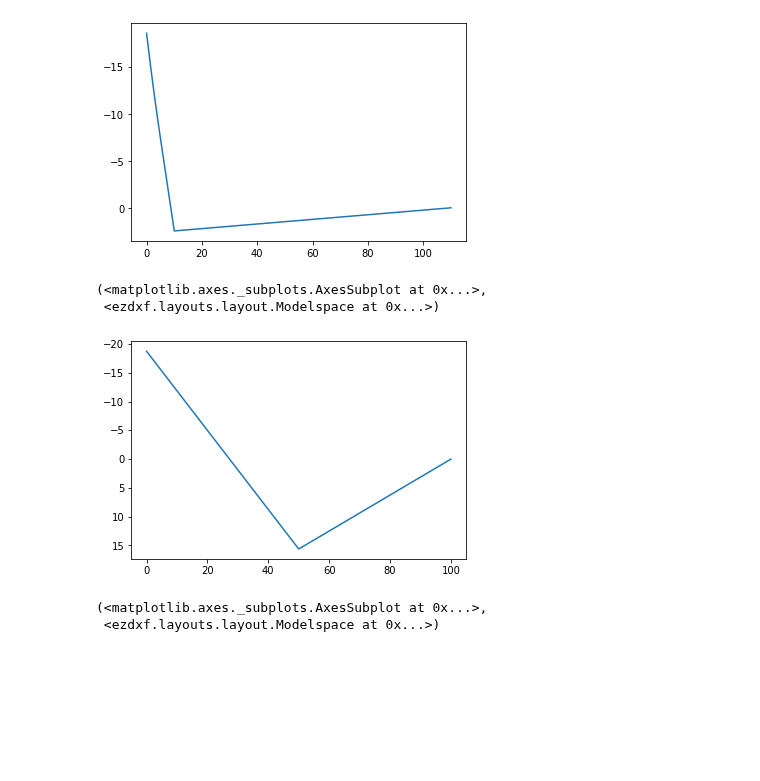
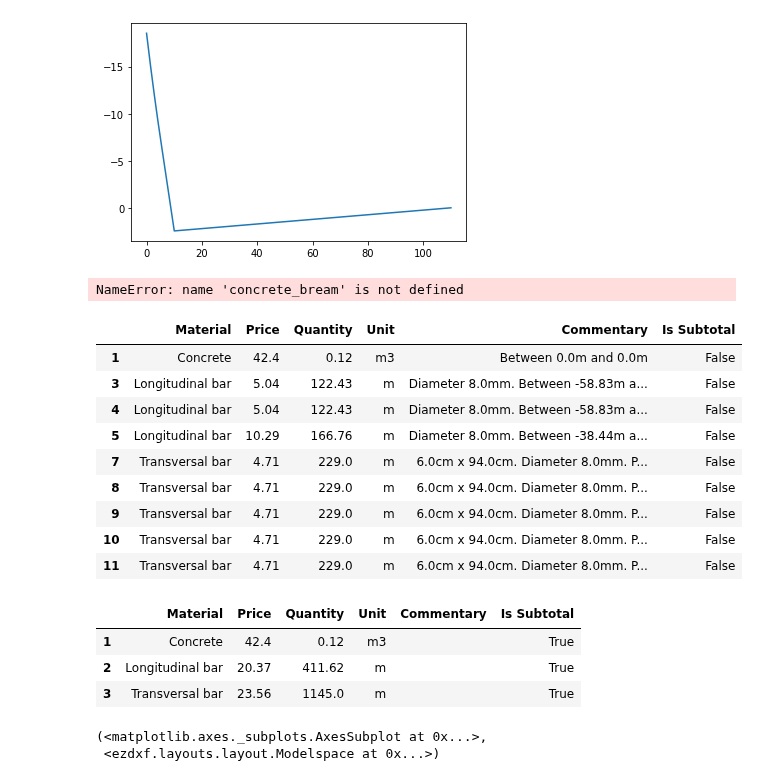
Before and after one commit to luisggc/FConcrete, a Jupyter notebook: examples/Draw.ipynb, the cells around one changed output. Drawn from its saved outputs; the diff is of its cells as text; code cells hidden in the pictures; blank space fills up the shorter version.

```diff
--- a/examples/Draw.ipynb
+++ b/examples/Draw.ipynb
@@ -136,12 +131,43 @@ concrete_beam = fc.ConcreteBeam(
     beam_elements = [bar1],
     consider_own_weight=False
 )
+# %%
+concrete_bream
+# %% [output]
+NameError: name 'concrete_bream' is not defined
+# %%
+table_data = "pd_cost_table"
+table_data_splited = table_data.split(".")
+
+if concrete_beam:
+    if len(table_data_splited) == 1:
+        df_table = getattr(concrete_beam, table_data_splited[0])
+    elif len(table_data_splited) == 2:
+        df_table = getattr(getattr(concrete_beam,
+                                table_data_splited[0])
+                    ,table_data_splited[1])
+
+    df_table = df_table[df_table["Is Subtotal"]=="False"] if table_data == "pd_cost_table" else df_table
+# %%
+df_table
+# %% [output]
+|  | Material | Price | Quantity | Unit | Commentary | Is Subtotal |
+| 1 | Concrete | 42.4 | 0.12 | m3 | Between 0.0m and 0.0m | False |
+| 3 | Longitudinal bar | 5.04 | 122.43 | m | Diameter 8.0mm. Between -58.83m a... | False |
+| 4 | Longitudinal bar | 5.04 | 122.43 | m | Diameter 8.0mm. Between -58.83m a... | False |
+| 5 | Longitudinal bar | 10.29 | 166.76 | m | Diameter 8.0mm. Between -38.44m a... | False |
+| 7 | Transversal bar | 4.71 | 229.0 | m | 6.0cm x 94.0cm. Diameter 8.0mm. P... | False |
+| 8 | Transversal bar | 4.71 | 229.0 | m | 6.0cm x 94.0cm. Diameter 8.0mm. P... | False |
+| 9 | Transversal bar | 4.71 | 229.0 | m | 6.0cm x 94.0cm. Diameter 8.0mm. P... | False |
+| 10 | Transversal bar | 4.71 | 229.0 | m | 6.0cm x 94.0cm. Diameter 8.0mm. P... | False |
+| 11 | Transversal bar | 4.71 | 229.0 | m | 6.0cm x 94.0cm. Diameter 8.0mm. P... | False |
 # %%
-concrete_beam.plotMomentumDiagram()
+concrete_beam.pd_subtotal_table
 # %% [output]
-(<matplotlib.axes._subplots.AxesSubplot at 0x...>,
- <ezdxf.layouts.layout.Modelspace at 0x...>)
-[figure, removed]
+|  | Material | Price | Quantity | Unit | Commentary | Is Subtotal |
+| 1 | Concrete | 42.4 | 0.12 | m3 |  | True |
+| 2 | Longitudinal bar | 20.37 | 411.62 | m |  | True |
+| 3 | Transversal bar | 23.56 | 1145.0 | m |  | True |
 # %%
 material = fc.Material(E=1, poisson=0.3, alpha=1)
 section = Rectangle(12,100)
```
Also changed, not shown: parts of 1 cell of this notebook, 21 other files.
